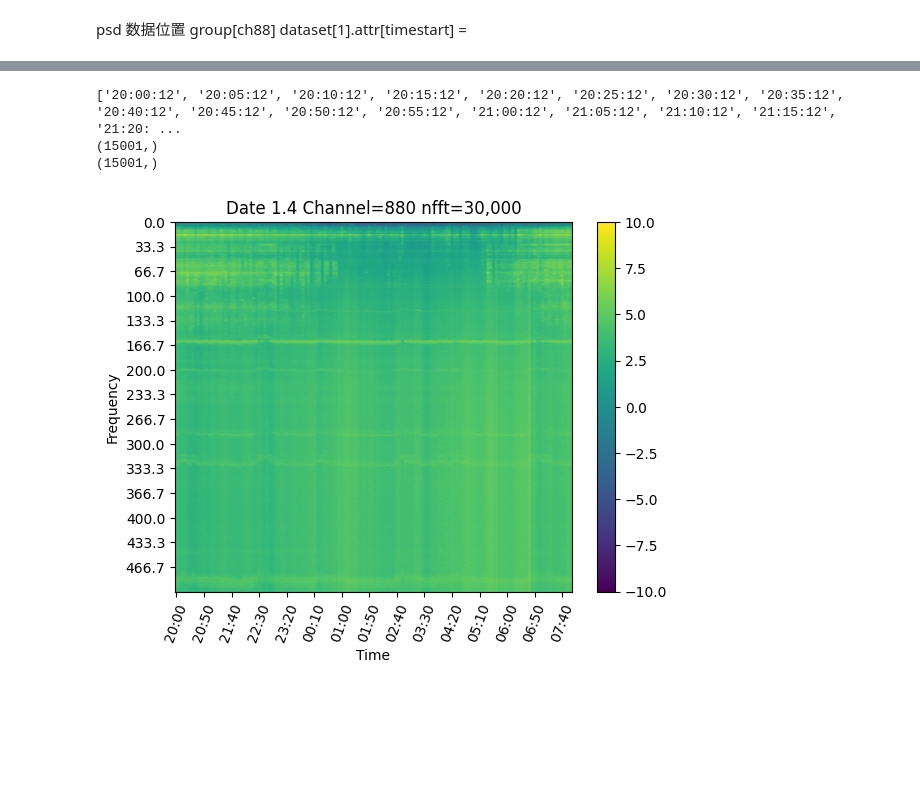
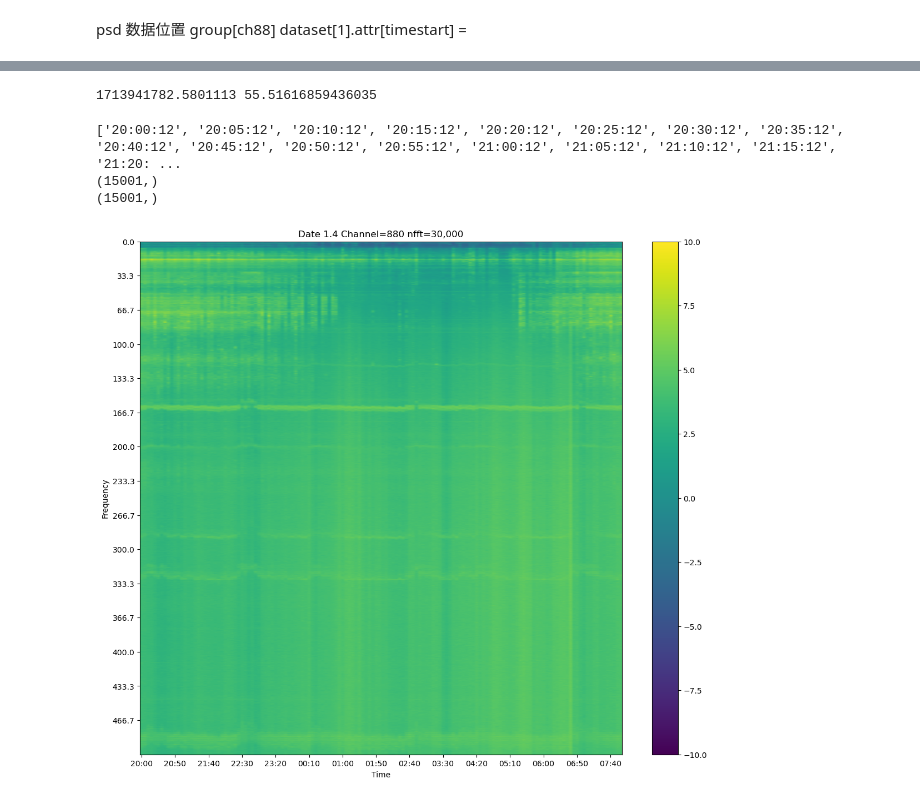
Before and after one commit to wuw584/Neverland, a Jupyter notebook: czyc_das_noise.ipynb, the cells around one changed output, grey strips where cells are left out. Cells and saved outputs as stored; diff of their text form; code cells hidden in the pictures; blank space fills up the shorter version.

```diff
--- a/czyc_das_noise.ipynb
+++ b/czyc_das_noise.ipynb
@@ -415,35 +495,40 @@ dataset[1].attr[timestart] =
+# %%
+print(start , skam_time -60)
+# %% [output]
+1713941782.5801113 55.51616859436035
 # %%
 import h5py
 import numpy as np
 import matplotlib.pyplot as plt
 with h5py.File('../output/DAS/psd.hdf5', 'r') as f:
     dset = f['ch880']
     time = [key  for key in f.keys()][0:144]
     start = time.index('20:00:12')
     time = time[start:]+time[:start]
     print(time)
     psd =  np.array([f[key][:] for key in time])
     psd = np.log(psd)
-
+    plt.figure(figsize=(14,12))
     plt.imshow(psd.T, aspect='auto', cmap='viridis',vmin=-10, vmax=10)
     xstick = [10*i for i in range(15)]
     ystick = [1000*i for i in range(15)]
     print(psd[0].shape)
     print(f['frequency'].shape)
 
-    plt.xticks(xstick , [time[i][:5]  for i in xstick],rotation = 70)
+    plt.xticks(xstick , [time[i][:5]  for i in xstick],rotation = 0)
     plt.yticks(ystick , ['%.1f'%f['frequency'][i]  for i in ystick])
     # plt.yscale('log')
     plt.ylabel("Frequency")
     plt.xlabel("Time")
     plt.title("Date 1.4 Channel=880 nfft=30,000")
 
     plt.colorbar()
+    f.close()
 # %% [output]
 ['20:00:12', '20:05:12', '20:10:12', '20:15:12', '20:20:12', '20:25:12', '20:30:12', '20:35:12', '20:40:12', '20:45:12', '20:50:12', '20:55:12', '21:00:12', '21:05:12', '21:10:12', '21:15:12', '21:20: ...
 (15001,)
 (15001,)
-[figure, old version]
+[figure, new version]
 # %%
 # import h5py
 # def write_h5(feature,name):
```
Also changed, not shown: parts of 3 cells of this notebook, 5 other files.
